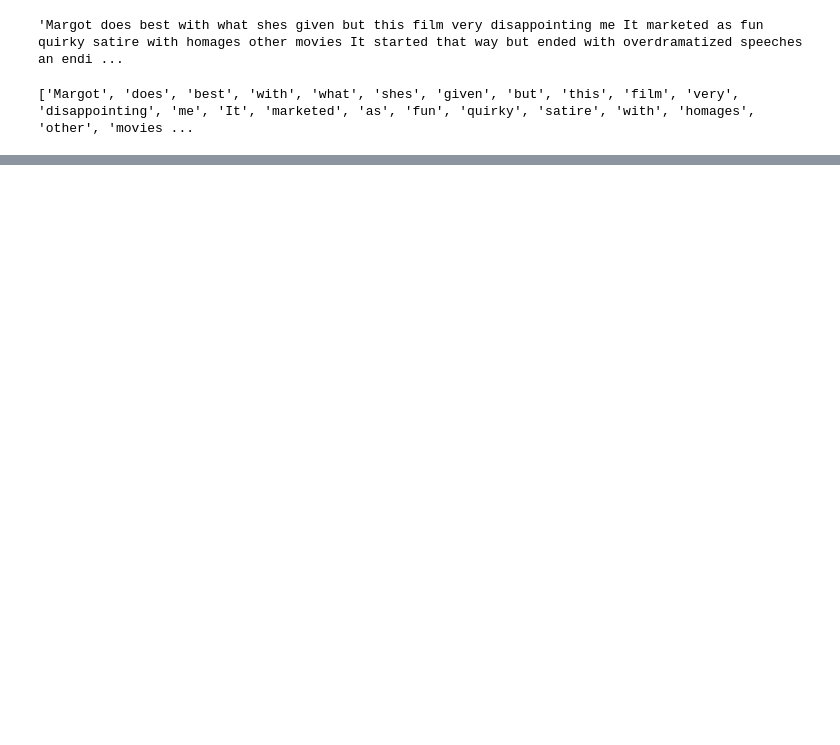
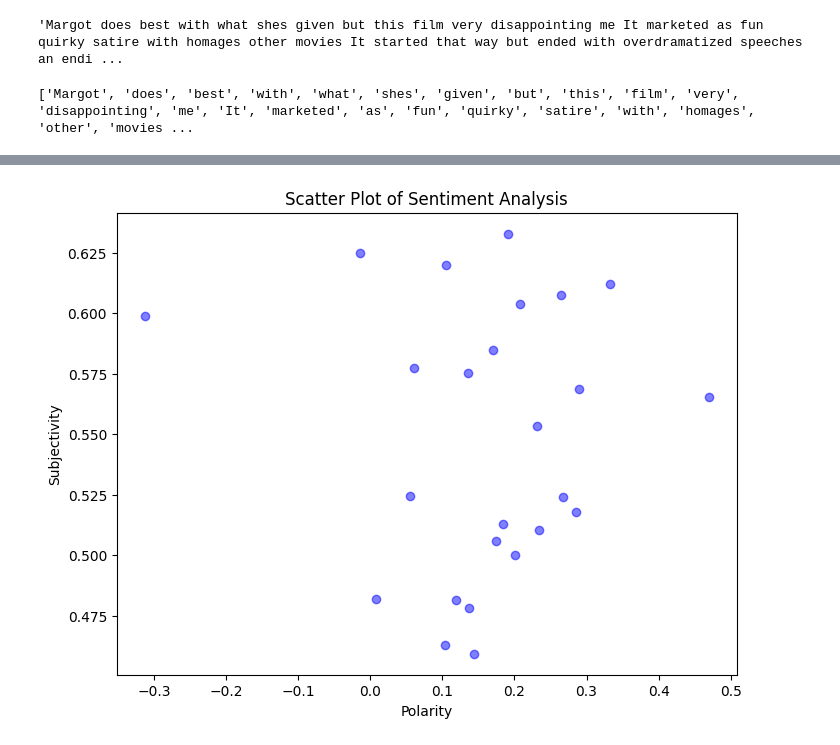
Before and after one commit to Jessica936/PL, a Jupyter notebook: Python-hw5/Texttest.ipynb, the cells around one changed output, grey strips where cells are left out. Saved outputs shown, nothing was run; the diff lists cells and outputs as text; code cells hidden in the pictures; blank space fills up the shorter version.

```diff
--- a/Python-hw5/Texttest.ipynb
+++ b/Python-hw5/Texttest.ipynb
@@ -169,0 +235,10 @@ Comment 25: Polarity: 0.18379765395894432
+# %%
+# 绘制散点图
+plt.figure(figsize=(8, 6))
+plt.scatter(polarities, subjectivities, color='blue', alpha=0.5)
+plt.title('Scatter Plot of Sentiment Analysis')
+plt.xlabel('Polarity')
+plt.ylabel('Subjectivity')
+plt.show()
+# %% [output]
+[figure, added]
```
Also changed, not shown: parts of 6 cells of this notebook.
